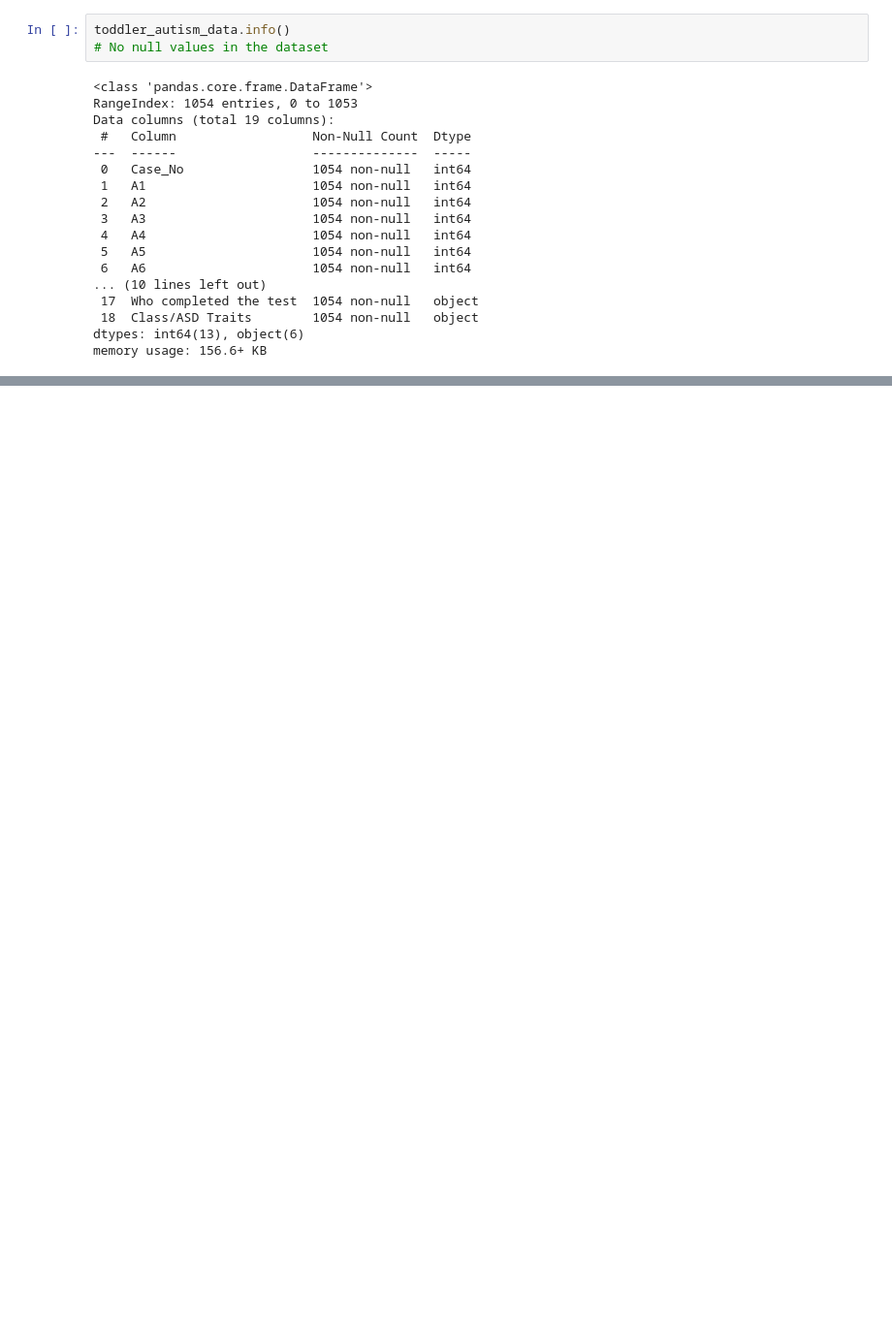
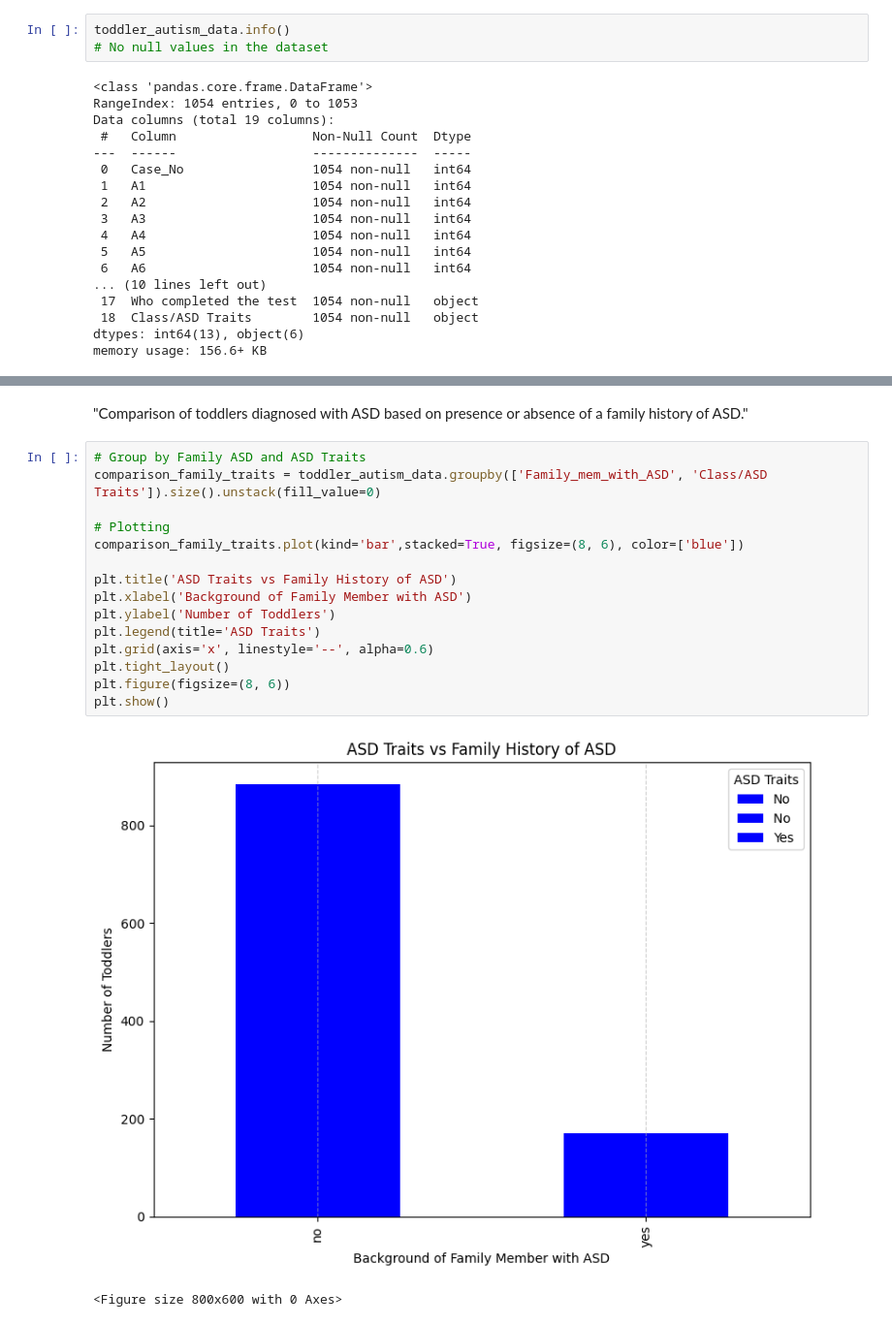
Before and after one commit to rayyanrbj09/Autism-Spectrum-Disorder--Medical-Analyisis, a Jupyter notebook: analysis.ipynb, the cells around one changed output, grey strips where cells are left out. Shown at 97% size. Drawn from its saved outputs; the diff is of its cells as text; blank space fills up the shorter version.

```diff
--- a/analysis.ipynb
+++ b/analysis.ipynb
@@ -98,0 +115,20 @@ plt.show()
+# %% [markdown]
+"Comparison of toddlers diagnosed with ASD based on presence or absence of a family history of ASD."
+# %%
+# Group by Family ASD and ASD Traits
+comparison_family_traits = toddler_autism_data.groupby(['Family_mem_with_ASD', 'Class/ASD Traits']).size().unstack(fill_value=0)
+
+# Plotting
+comparison_family_traits.plot(kind='bar',stacked=True, figsize=(8, 6), color=['blue'])
+
+plt.title('ASD Traits vs Family History of ASD')
+plt.xlabel('Background of Family Member with ASD')
+plt.ylabel('Number of Toddlers')
+plt.legend(title='ASD Traits')
+plt.grid(axis='x', linestyle='--', alpha=0.6)
+plt.tight_layout()
+plt.figure(figsize=(8, 6))
+plt.show()
+# %% [output]
+[figure, added]
+<Figure size 800x600 with 0 Axes>
```
Also changed, not shown: parts of 4 cells of this notebook, 2 other files.
